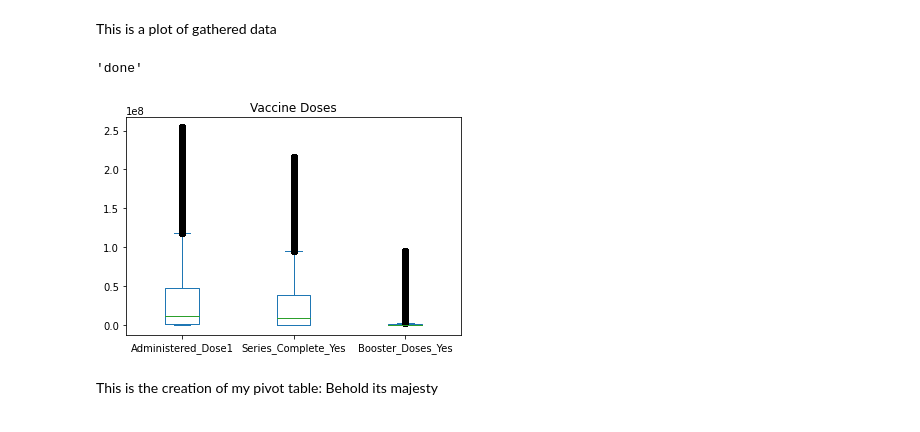
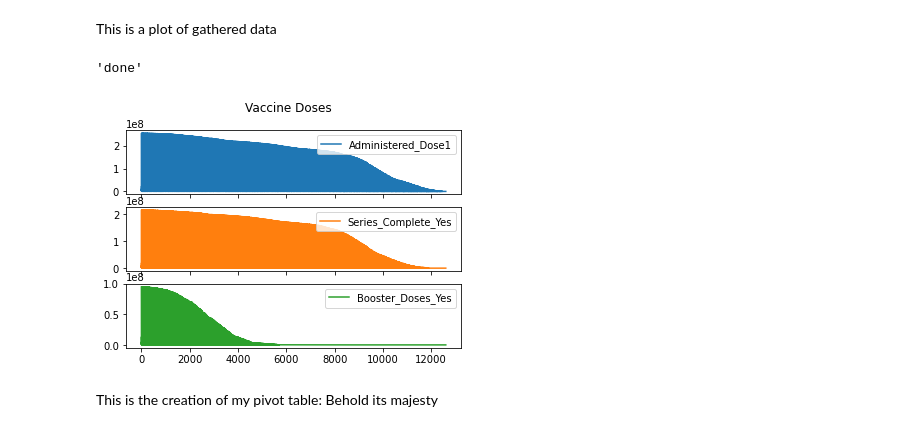
Before and after one commit to LeoraKelseyBrandeis/cs103a-cpa01, a Jupyter notebook: cpa01.ipynb, the cells around one changed output. Saved outputs shown, nothing was run; the diff lists cells and outputs as text; code cells hidden in the pictures.

```diff
--- a/cpa01.ipynb
+++ b/cpa01.ipynb
@@ -71,11 +71,12 @@ RangeIndex(start=0, stop=12600, step=1)
 # %% [markdown]
 This is a plot of gathered data
 # %%
-info[["Administered_Dose1","Series_Complete_Yes","Booster_Doses_Yes"]].plot.box(title = 'Vaccine Doses')
+small_info = info[["Administered_Dose1","Series_Complete_Yes","Booster_Doses_Yes"]]
+small_info.plot(title = 'Vaccine Doses', subplots = True)
 'done'
 # %% [output]
 'done'
-[figure, old version]
+[figure, new version]
 # %% [markdown]
 This is the creation of my pivot table: Behold its majesty
 # %%
```
Also changed, not shown: parts of 10 cells of this notebook.
